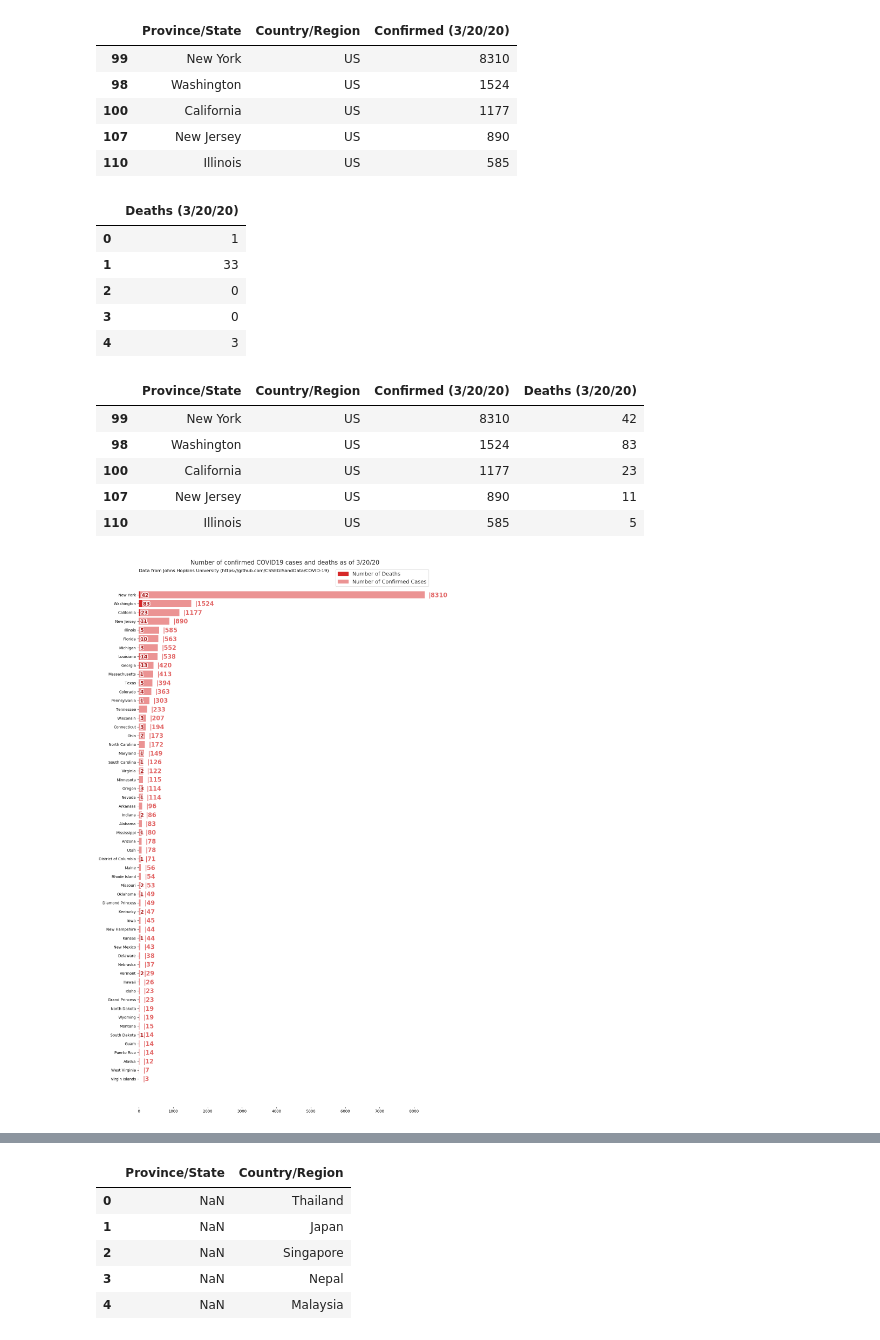
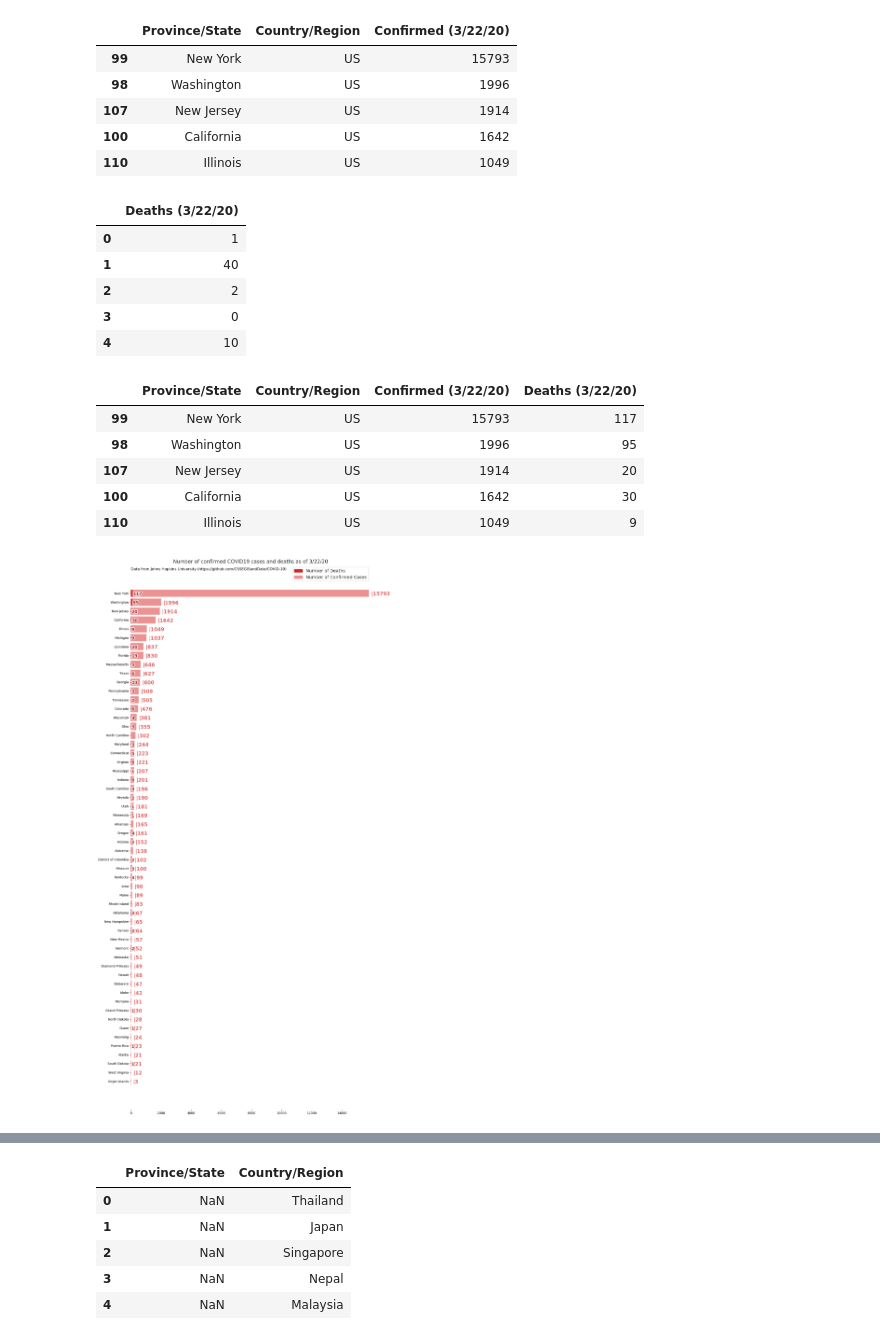
Before and after one commit to adrimos/COVID19, a Jupyter notebook: Covid19US.ipynb, the cells around one changed output, grey strips where cells are left out. Cells and saved outputs as stored; diff of their text form; code cells hidden in the pictures.

Commit message:
Updated charts for March 21 and March 22
My naming convention is a bit off. I may fix that later.
March 21 is called 03-22-20.png
March 22 is called 03-23-20.png

```diff
--- a/Covid19US.ipynb
+++ b/Covid19US.ipynb
@@ -13,9 +13,9 @@ from cycler import cycler
 df = pd.read_csv('https://raw.githubusercontent.com/CSSEGISandData/COVID-19/master/csse_covid_19_data/csse_covid_19_time_series/time_series_19-covid-Confirmed.csv')
 dfd = pd.read_csv('https://raw.githubusercontent.com/CSSEGISandData/COVID-19/master/csse_covid_19_data/csse_covid_19_time_series/time_series_19-covid-Deaths.csv')
 # Set some variables to update to latest date added
-latest = "3/20/20"
-latestConfirmed = "Confirmed (3/20/20)"
-latestDeaths = "Deaths (3/20/20)"
+latest = "3/22/20"
+latestConfirmed = "Confirmed (3/22/20)"
+latestDeaths = "Deaths (3/22/20)"
 # %%
 df.head(5)
 # %% [output]
@@ -45,12 +45,12 @@ df1 = df1[df1[latest] !=0]
 df1 = df1.rename(columns={latest: latestConfirmed})
 df1.head(5)
 # %% [output]
-|  | Province/State | Country/Region | Confirmed (3/20/20) |
-| 99 | New York | US | 8310 |
-| 98 | Washington | US | 1524 |
-| 100 | California | US | 1177 |
-| 107 | New Jersey | US | 890 |
-| 110 | Illinois | US | 585 |
+|  | Province/State | Country/Region | Confirmed (3/22/20) |
+| 99 | New York | US | 15793 |
+| 98 | Washington | US | 1996 |
+| 107 | New Jersey | US | 1914 |
+| 100 | California | US | 1642 |
+| 110 | Illinois | US | 1049 |
 # %%
 # Adding the deaths table
 dfd1 = dfd[["Province/State", "Country/Region", latest]]
@@ -61,23 +61,23 @@ dfd1 = dfd[[latest]]
 dfd1 = dfd1.rename(columns={latest: latestDeaths})
 dfd1.head(5)
 # %% [output]
-|  | Deaths (3/20/20) |
+|  | Deaths (3/22/20) |
 | 0 | 1 |
-| 1 | 33 |
-| 2 | 0 |
+| 1 | 40 |
+| 2 | 2 |
 | 3 | 0 |
-| 4 | 3 |
+| 4 | 10 |
 # %%
 # Merging the confirmed and deaths tables
 df1cd = df1.merge(dfd1, left_index=True, right_index=True)
 df1cd.head(5)
 # %% [output]
-|  | Province/State | Country/Region | Confirmed (3/20/20) | Deaths (3/20/20) |
-| 99 | New York | US | 8310 | 42 |
-| 98 | Washington | US | 1524 | 83 |
-| 100 | California | US | 1177 | 23 |
-| 107 | New Jersey | US | 890 | 11 |
-| 110 | Illinois | US | 585 | 5 |
+|  | Province/State | Country/Region | Confirmed (3/22/20) | Deaths (3/22/20) |
+| 99 | New York | US | 15793 | 117 |
+| 98 | Washington | US | 1996 | 95 |
+| 107 | New Jersey | US | 1914 | 20 |
+| 100 | California | US | 1642 | 30 |
+| 110 | Illinois | US | 1049 | 9 |
 # %%
 # Horzontal Bar Chart
 fig, ax = plt.subplots()
@@ -100,7 +100,7 @@ ax.invert_yaxis()
 
 ax.barh(df1cd["Province/State"], df1cd[latestConfirmed], color="#eb9393")
 for i, v in enumerate(df1cd[latestConfirmed]):
-    ax.text(v + 110, i + 0.25, "|" + str(v), color='#e36868', fontweight='bold', fontsize=16)
+    ax.text(v + 140, i + 0.25, "|" + str(v), color='#e36868', fontweight='bold', fontsize=16)
 
 # Draws the Confirmed chart
 ax.barh(df1cd["Province/State"], df1cd[latestDeaths], color="#d62728")
@@ -111,39 +111,39 @@ for i, v in enumerate(df1cd[latestDeaths]):
        text = ""
     ax.text(v + 30, i + 0.22, text, color='white', fontweight='bold', fontsize=14, path_effects=[path_effects.Stroke(linewidth=4, foreground='white', alpha=0.9)])
 
 # This is the red text for deaths, which is on top of the white text
 # If you just use the stroke it doesn't look good so you have to render it again
 for i, v in enumerate(df1cd[latestDeaths]):
     text = str(v)
     if v == 0:
         text = ""
     ax.text(v + 30, i + 0.22, text, color='#ac2020', fontweight='bold', fontsize=14)
 
-# This draws the axis. It is at 8500 now, you need to make it bigger if there are more confirmed cases - now 8310
+# This draws the axis. You need to make it bigger if there are more confirmed cases - now 11800
 labels = ax.get_xticklabels()
-ax.set(xlim=[-10, 8500])
+ax.set(xlim=[-10, 15900])
 
 # Title of chart
 ax.set_title('Number of confirmed COVID19 cases and deaths as of {}'.format(latest), fontsize=16)
 
 # Get current size
 fig_size = plt.rcParams["figure.figsize"]
 
-# Set figure width to 14 and height to 26
+# Set figure width to 14 and height to 32
 fig_size[0] = 14
-fig_size[1] = 26
+fig_size[1] = 32
 plt.rcParams["figure.figsize"] = fig_size
 
 # This is for the key
 import matplotlib.patches as mpatches
 deaths = mpatches.Patch(color='#d62728', label='Number of Deaths')
 confirmed = mpatches.Patch(color='#eb9393', label='Number of Confirmed Cases')
 ax.legend(handles=[deaths, confirmed], fontsize=14)
 
 # Saving as png
-plt.savefig('COVID19_US_03-21-20.png')
+plt.savefig('COVID19_US_03-23-20.png')
 # %% [output]
-[figure, old version]
+[figure, new version]
 # %%
 dfonlyvalues = df.drop(['Province/State','Country/Region','Lat', 'Long'], axis=1)
 dfonlyvalues.head(5)
```
Also changed, not shown: parts of 7 cells of this notebook, 2 other files.
